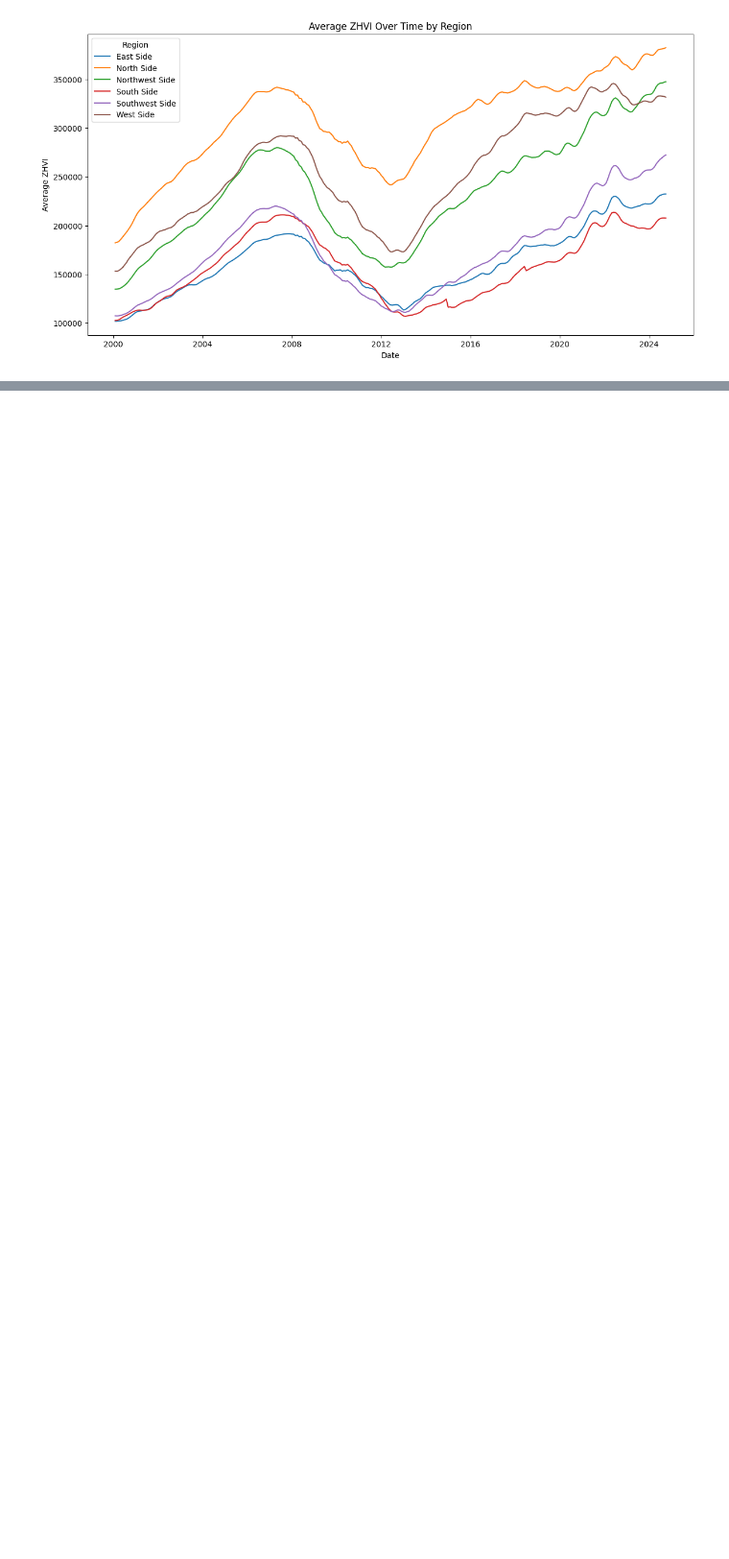
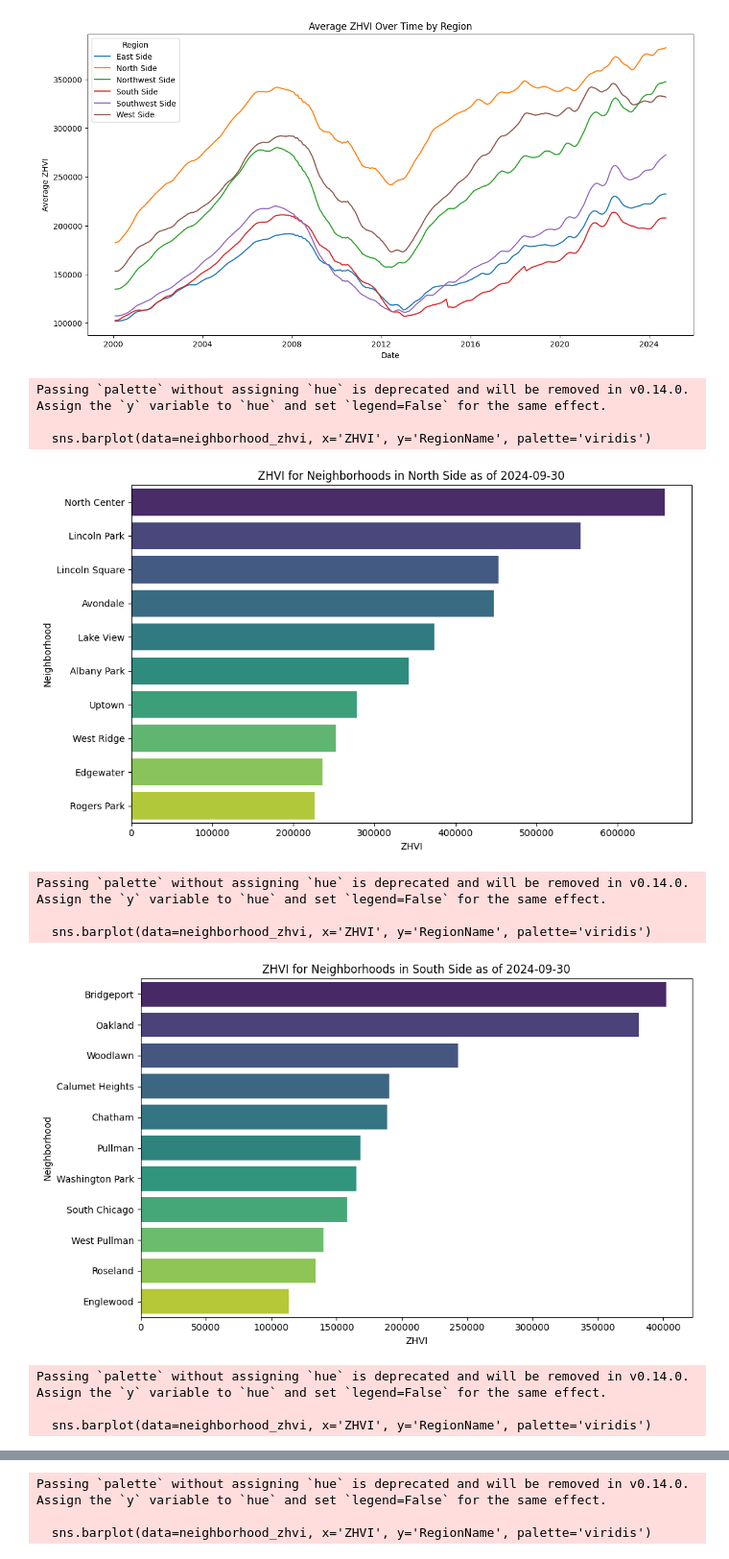
Before and after one commit to umar-dim/Scientific-data-analysis, a Jupyter notebook: Zillow/Zillow.ipynb, the cells around one changed output, grey strips where cells are left out. Shown at 96% size. Cells and saved outputs as stored; diff of their text form; code cells hidden in the pictures; blank space fills up the shorter version.

Commit message:
visualization for what hood is contributing the most for each region

```diff
--- a/Zillow/Zillow.ipynb
+++ b/Zillow/Zillow.ipynb
@@ -203,3 +203,37 @@ plt.legend(title='Region')
 plt.show()
 # %% [output]
 [figure]
+# %%
+# Get the latest date in the data
+latest_date = reshaped_df['Date'].max()
+
+# List of regions
+regions = ['North Side', 'South Side', 'East Side', 'West Side', 'Northwest Side', 'Southwest Side']
+
+for region in regions:
+    # Filter data for the region and latest date
+    region_df = reshaped_df[(reshaped_df['Region'] == region) & (reshaped_df['Date'] == latest_date)]
+
+    # Group by 'RegionName' and get the ZHVI
+    neighborhood_zhvi = region_df[['RegionName', 'ZHVI']].sort_values(by='ZHVI', ascending=False)
+
+    # Plot
+    plt.figure(figsize=(10, 6))
+    sns.barplot(data=neighborhood_zhvi, x='ZHVI', y='RegionName', palette='viridis')
+    plt.title(f'ZHVI for Neighborhoods in {region} as of {latest_date.date()}')
+    plt.xlabel('ZHVI')
+    plt.ylabel('Neighborhood')
+    plt.tight_layout()
+    plt.show()
+# %% [output]
+Passing `palette` without assigning `hue` is deprecated and will be removed in v0.14.0. Assign the `y` variable to `hue` and set `legend=False` for the same effect.
+
+  sns.barplot(data=neighborhood_zhvi, x='ZHVI', y='RegionName', palette='viridis')
+[figure, added]
+Passing `palette` without assigning `hue` is deprecated and will be removed in v0.14.0. Assign the `y` variable to `hue` and set `legend=False` for the same effect.
+
+  sns.barplot(data=neighborhood_zhvi, x='ZHVI', y='RegionName', palette='viridis')
+[figure, added]
+Passing `palette` without assigning `hue` is deprecated and will be removed in v0.14.0. Assign the `y` variable to `hue` and set `legend=False` for the same effect.
+
+  sns.barplot(data=neighborhood_zhvi, x='ZHVI', y='RegionName', palette='viridis')
@@ -205,0 +241,3 @@ plt.show()
+Passing `palette` without assigning `hue` is deprecated and will be removed in v0.14.0. Assign the `y` variable to `hue` and set `legend=False` for the same effect.
+
+  sns.barplot(data=neighborhood_zhvi, x='ZHVI', y='RegionName', palette='viridis')
```
Also changed, not shown: parts of 1 cell of this notebook.
